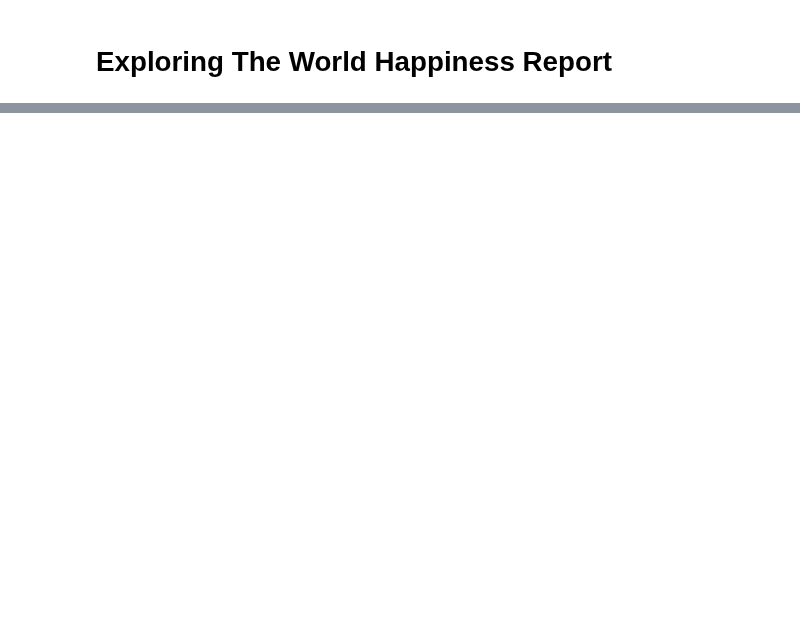
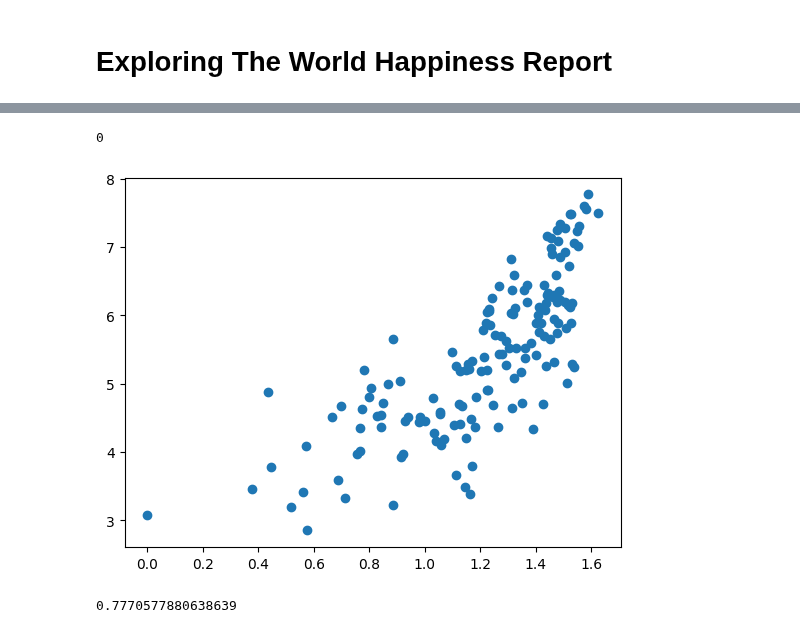
Before and after one commit to kvlrdhrs/DI-Bootcamp, a Jupyter notebook: Week5/Day1/Daily Challenge/report.ipynb, the cells around one changed output, grey strips where cells are left out. Saved outputs shown, nothing was run; the diff lists cells and outputs as text; code cells hidden in the pictures; blank space fills up the shorter version.

```diff
--- a/Week5/Day1/Daily Challenge/report.ipynb
+++ b/Week5/Day1/Daily Challenge/report.ipynb
@@ -31,3 +31,5 @@ def download_and_read_csv(dataset_link):
             return df
 # %%
 df_2019 = pd.read_csv('2019.csv')
+df = df_2019.copy()
+df.head()
@@ -33,0 +75,13 @@ df_2019 = pd.read_csv('2019.csv')
+# %%
+df.duplicated().sum() # no duplicated rows
+# %% [output]
+0
+# %%
+plt.scatter(df['Social support'], df['Score'])
+plt.show()
+# %% [output]
+[figure, added]
+# %%
+df['Social support'].corr(df['Score']) # i see a correlation between 'Score' and 'Social support'
+# %% [output]
+0.7770577880638639
```
Also changed, not shown: parts of 6 cells of this notebook.
